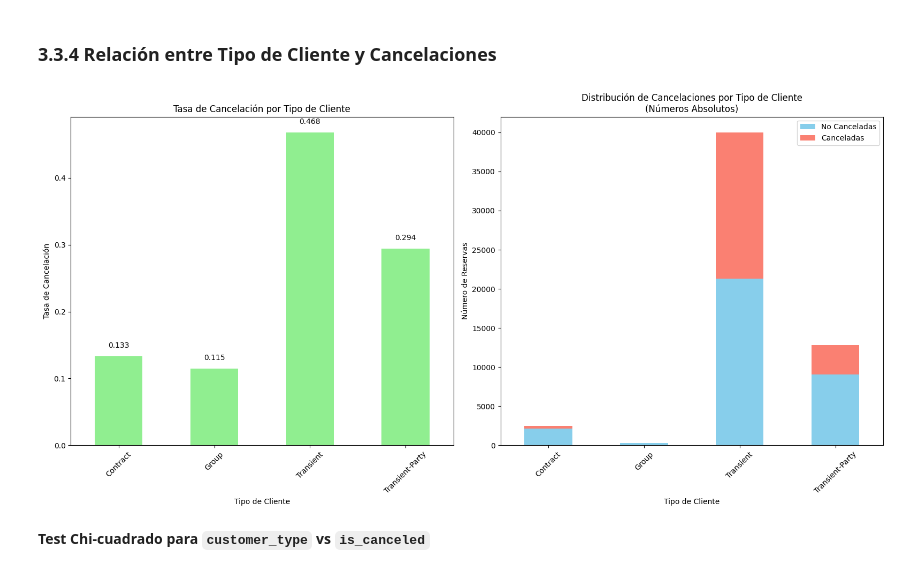
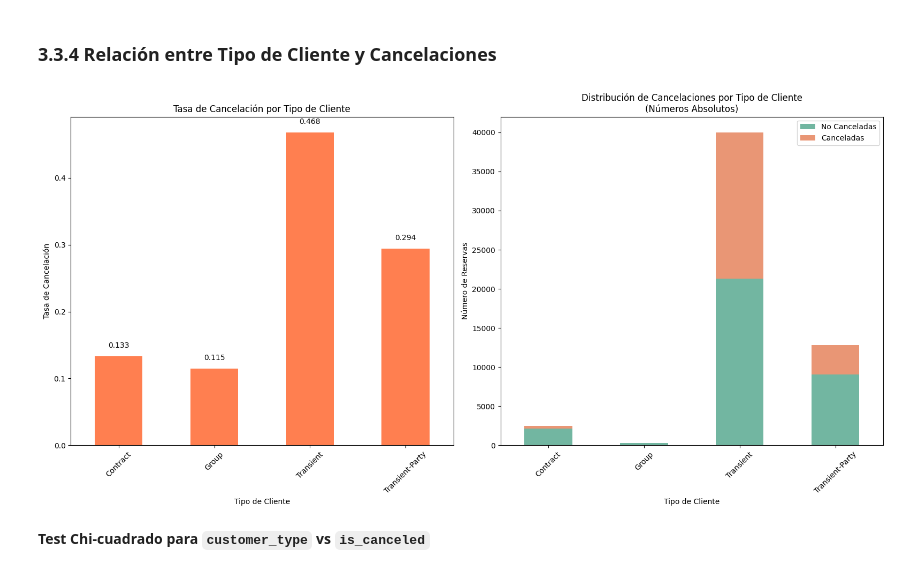
Before and after one commit to maperezp/Taller1-CDA, a Jupyter notebook: Taller1.ipynb, the cells around one changed output. Cells and saved outputs as stored; diff of their text form; code cells hidden in the pictures.

```diff
--- a/Taller1.ipynb
+++ b/Taller1.ipynb
@@ -607,11 +622,16 @@ sns.barplot(
     data=cancel_rate,
     x='adr_range',
     y='cancel_rate',
-    palette='Blues',
+    palette="Oranges",
     hue = "adr_range",
     legend = False
 
 )
+
+# Añadir valores sobre las barras
+for i, v in enumerate(cancel_rate['cancel_rate']):
+    plt.text(i, v + 0.01, f'{v:.1f}', ha='center', va='bottom')
+
 plt.ylabel('Tasa de cancelación (%)')
 plt.xlabel('Rango de ADR')
 plt.title('Tasa de cancelación por cuartiles de ADR')
@@ -718,6 +759,7 @@ La prueba T-test confirma que el **tiempo de anticipación (`lead_time`) es un f
 # %%
 # Análisis de cancelaciones por tipo de hotel
 fig, (ax1, ax2) = plt.subplots(1, 2, figsize=(18, 6))
+colors = ['#72b6a1', '#e99675']
 
 # Tabla cruzada
 hotel_cancellation_crosstab = pd.crosstab(hotel_df_clean['hotel'], hotel_df_clean['is_canceled'], normalize='index')
@@ -726,7 +768,7 @@ hotel_cancellation_crosstab = pd.crosstab(hotel_df_clean['hotel'], hotel_df_clea
 pd.crosstab(hotel_df_clean['hotel'], hotel_df_clean['is_canceled']).plot(kind='bar',
                                                                          stacked=True,
                                                                          ax=ax1,
-                                                                         color=['skyblue', 'salmon'])
+                                                                         color=colors)
 ax1.set_title('Distribución de Cancelaciones por Tipo de Hotel\n(Números Absolutos)')
 ax1.set_xlabel('Tipo de Hotel')
 ax1.set_ylabel('Número de Reservas')
@@ -734,7 +776,7 @@ ax1.legend(['No Canceladas', 'Canceladas'])
 ax1.tick_params(axis='x', rotation=45)
 
 # Gráfico de barras (porcentajes)
-hotel_cancellation_crosstab.plot(kind='bar', ax=ax2, color=['skyblue', 'salmon'])
+hotel_cancellation_crosstab.plot(kind='bar', ax=ax2, color=colors)
 ax2.set_title('Tasa de Cancelación por Tipo de Hotel\n(Porcentajes)')
 ax2.set_xlabel('Tipo de Hotel')
 ax2.set_ylabel('Proporción')
@@ -766,34 +808,34 @@ Los gráficos complementan la prueba estadística:
 # %%
 # Análisis de cancelaciones por tipo de cliente
 fig, (ax1, ax2) = plt.subplots(1, 2, figsize=(16, 8))
 
 # Tasa de cancelación por tipo de cliente
 cancellation_by_customer = hotel_df_clean.groupby('customer_type')['is_canceled'].agg(['mean', 'count'])
-cancellation_by_customer['mean'].plot(kind='bar', ax=ax1, color='lightgreen')
+cancellation_by_customer['mean'].plot(kind='bar', ax=ax1, color='coral')
 ax1.set_title('Tasa de Cancelación por Tipo de Cliente')
 ax1.set_xlabel('Tipo de Cliente')
 ax1.set_ylabel('Tasa de Cancelación')
 ax1.tick_params(axis='x', rotation=45)
 
 # Añadir valores sobre las barras
 for i, v in enumerate(cancellation_by_customer['mean']):
     ax1.text(i, v + 0.01, f'{v:.3f}', ha='center', va='bottom')
 
 # Tabla cruzada con porcentajes
 customer_cancellation_crosstab = pd.crosstab(hotel_df_clean['customer_type'],
                                             hotel_df_clean['is_canceled'])
-customer_cancellation_crosstab.plot(kind='bar', stacked=True,  ax=ax2, color=['skyblue', 'salmon'])
+customer_cancellation_crosstab.plot(kind='bar', stacked=True,  ax=ax2, color=colors)
 ax2.set_title('Distribución de Cancelaciones por Tipo de Cliente\n(Números Absolutos)')
 ax2.set_xlabel('Tipo de Cliente')
 ax2.set_ylabel('Número de Reservas')
 ax2.legend(['No Canceladas', 'Canceladas'])
 ax2.tick_params(axis='x', rotation=45)
 
 
 plt.tight_layout()
 plt.show()
 # %% [output]
-[figure, old version]
+[figure, new version]
 # %% [markdown]
 **Test Chi-cuadrado para `customer_type` vs `is_canceled`**
 # %%
```
Also changed, not shown: parts of 8 cells of this notebook.
